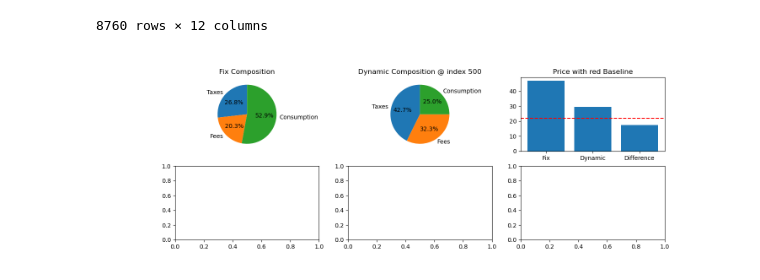
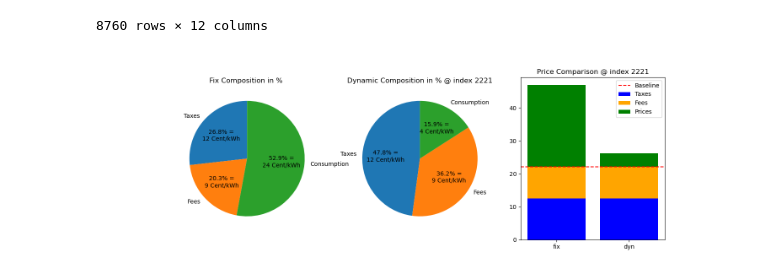
Before and after one commit to rumexcrisp/aim_bi_project, a Jupyter notebook: scripts/api_check.ipynb, the cells around one changed output. Saved outputs shown, nothing was run; the diff lists cells and outputs as text; code cells hidden in the pictures.

Commit message:
update graphic ideas for visualization

```diff
--- a/scripts/api_check.ipynb
+++ b/scripts/api_check.ipynb
@@ -313,23 +311,44 @@ df
 | 52823 | 1577829600000 | 1577833200000 | 3.74 | Cent/kWh | 31-12-2019 23:00:00 CET | 0.037537 | 0.001404 | 12.57 | ... |
 8760 rows × 12 columns
 # %%
-dynIndex=500
-pltComp=pd.DataFrame({'fix_composition':[df['fix_taxes'].iloc[0], df['fix_fees'].iloc[0], df['fix_marketprice'].iloc[0]],'dyn_composition':[df['fix_taxes'].iloc[0], df['fix_fees'].iloc[0], (df['dyn_consumer_price'].iloc[dynIndex]-baseline)]},
+dynIndex=np.random.randint(0,len(df))
+
+pltComp=pd.DataFrame({'fix_composition':[df['fix_taxes'].iloc[0], df['fix_fees'].iloc[0], df['fix_marketprice'].iloc[0]],
+                      'dyn_composition':[df['fix_taxes'].iloc[0], df['fix_fees'].iloc[0], (df['dyn_consumer_price'].iloc[dynIndex]-baseline)]},
             index=['Taxes', 'Fees', 'Consumption'])
-pltPrice=pd.DataFrame({'price':[df['fix_consumer_price'].iloc[0],df['dyn_consumer_price'].iloc[dynIndex],df['fix_consumer_price'].iloc[0]-df['dyn_consumer_price'].iloc[dynIndex]]},
+
+pltPrice=pd.DataFrame({'price':[df['fix_consumer_price'].iloc[0],df['dyn_consumer_price'].iloc[dynIndex],df['fix_consumer_price'].iloc[0]-df['dyn_consumer_price'].iloc[dynIndex]],
+                       'avg_price':[df['fix_consumer_price'].iloc[0],df['dyn_consumer_price'].mean(),(df['fix_consumer_price'].iloc[0]-df['dyn_consumer_price']).mean()]},
                       index=['Fix', 'Dynamic', 'Difference'])
 
-fig, axes=plt.subplots(2,3, figsize=(15,5))
-axes[0,0].pie(pltComp['fix_composition'], labels=pltComp.index,autopct='%1.1f%%', startangle=90)
-axes[0,0].set_title('Fix Composition')
+def format_autopct(pct,composition_type):
+    total = pltComp[composition_type].sum()
+    absolute_value = int((pct/100.0) * total)
+    return f'{pct:.1f}% =\n{absolute_value} Cent/kWh'
 
-axes[0,1].pie(pltComp['dyn_composition'], labels=pltComp.index,autopct='%1.1f%%', startangle=90)
-axes[0,1].set_title(f'Dynamic Composition @ index {dynIndex}')
-axes[0,2].bar(x=pltPrice.index,height=pltPrice['price'])
-axes[0,2].axhline(y=baseline, color='red', linestyle='--', label='Baseline')
-axes[0,2].set_title(f'Price with red Baseline')
+
+fig, axes=plt.subplots(1,3, figsize=(15,5))
+axes[0].pie(pltComp['fix_composition'], labels=pltComp.index,autopct=lambda pct: format_autopct(pct,'fix_composition'), startangle=90)#composition_type='fix_composition'
+axes[0].set_title('Fix Composition in % ')
+
+axes[1].pie(pltComp['dyn_composition'], labels=pltComp.index,autopct=lambda pct: format_autopct(pct,'dyn_composition'), startangle=90)
+axes[1].set_title(f'Dynamic Composition in % @ index {dynIndex}')
+
+
+taxes=[pltComp['fix_composition'][0],pltComp['dyn_composition'][0]]
+fees=[pltComp['fix_composition'][1],pltComp['dyn_composition'][1]]
+prices=[pltComp['fix_composition'][2],pltComp['dyn_composition'][2]]
+indexP=['fix', 'dyn']
+dfBar=pd.DataFrame({'taxes':taxes,'fees':fees, 'prices':prices}, index=indexP)
+
+axes[2].bar(x=dfBar.index, height=dfBar['taxes'], label='Taxes', color='blue')
+axes[2].bar(x=dfBar.index, height=dfBar['fees'], bottom=dfBar['taxes'], label='Fees', color='orange')
+axes[2].bar(x=dfBar.index, height=dfBar['prices'], bottom=dfBar['taxes'] + dfBar['fees'], label='Prices', color='green')
+axes[2].axhline(y=baseline, color='red', linestyle='--', label='Baseline')
+axes[2].set_title(f'Price Comparison @ index {dynIndex}')
+axes[2].legend()
 
 
 plt.show()
 # %% [output]
-[figure, old version]
+[figure, new version]
```
Also changed, not shown: parts of 2 cells of this notebook.
